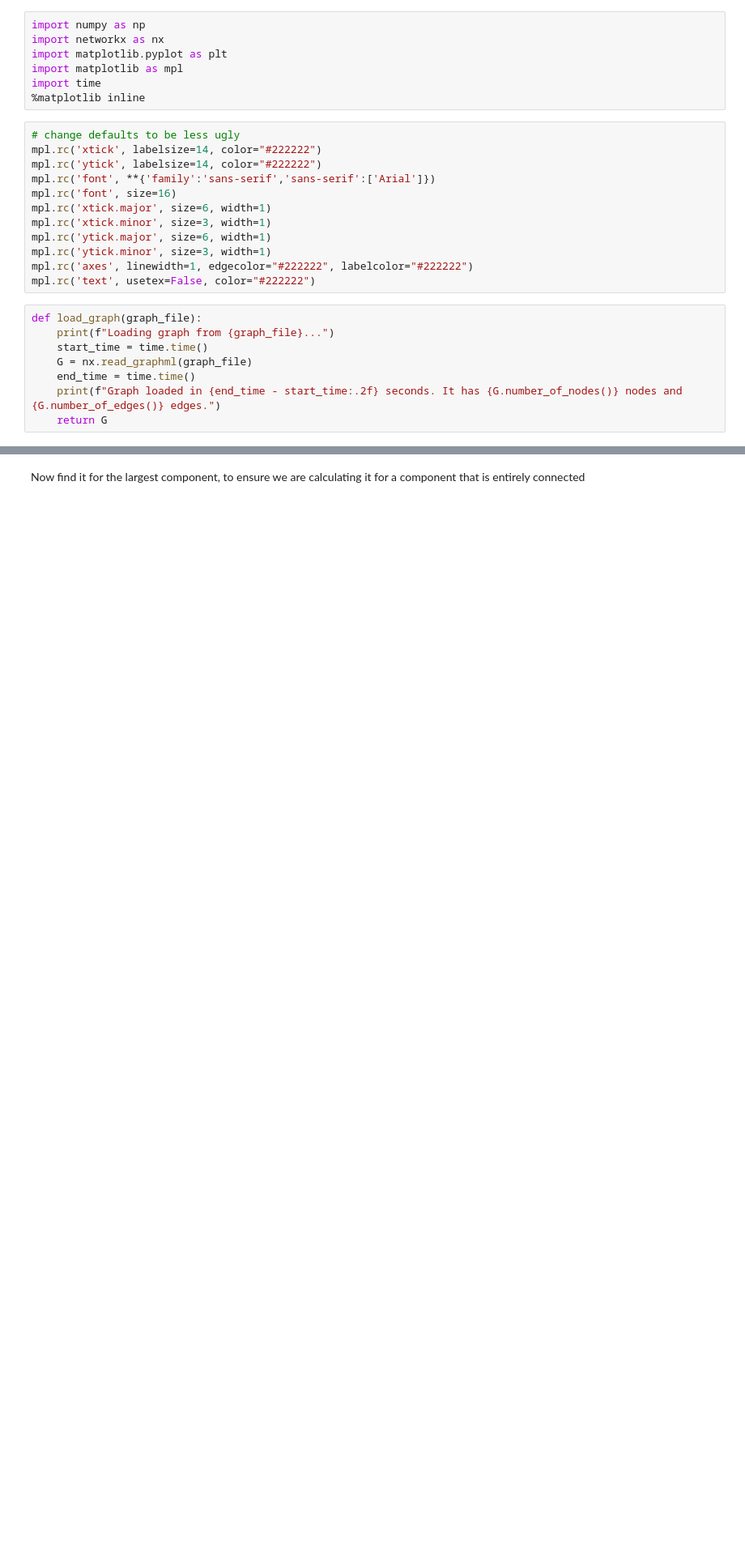
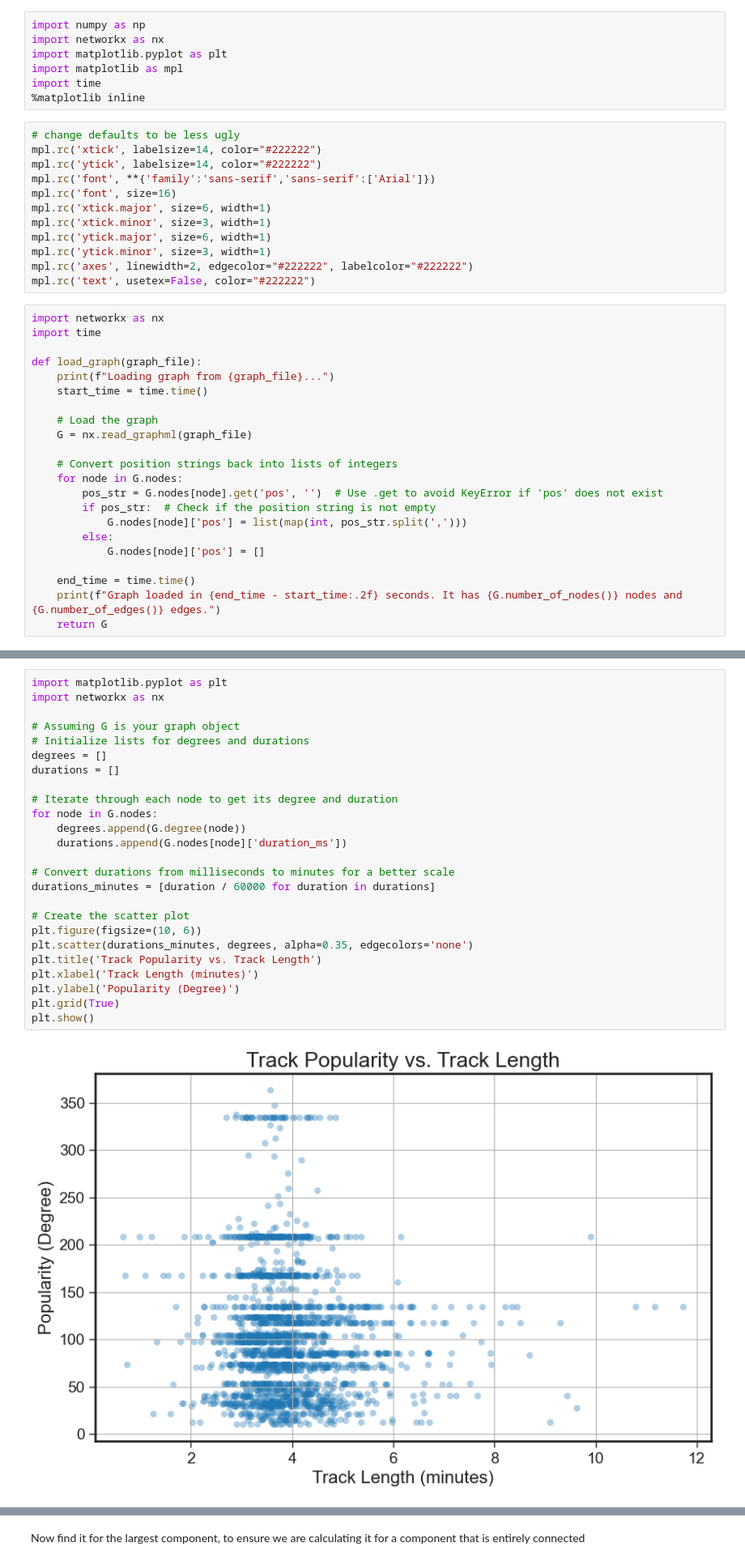
Before and after one commit to KyoKii02/CPSC572-Project, a Jupyter notebook: graph_stats.ipynb, the cells around one changed output, grey strips where cells are left out. Shown: that part at 81% size. Saved outputs shown, nothing was run; the diff lists cells and outputs as text; blank space fills up the shorter version.

```diff
--- a/graph_stats.ipynb
+++ b/graph_stats.ipynb
@@ -15,13 +15,27 @@ mpl.rc('xtick.major', size=6, width=1)
 mpl.rc('xtick.minor', size=3, width=1)
 mpl.rc('ytick.major', size=6, width=1)
 mpl.rc('ytick.minor', size=3, width=1)
-mpl.rc('axes', linewidth=1, edgecolor="#222222", labelcolor="#222222")
+mpl.rc('axes', linewidth=2, edgecolor="#222222", labelcolor="#222222")
 mpl.rc('text', usetex=False, color="#222222")
 # %%
+import networkx as nx
+import time
+
 def load_graph(graph_file):
     print(f"Loading graph from {graph_file}...")
     start_time = time.time()
+
+    # Load the graph
     G = nx.read_graphml(graph_file)
+
+    # Convert position strings back into lists of integers
+    for node in G.nodes:
+        pos_str = G.nodes[node].get('pos', '')  # Use .get to avoid KeyError if 'pos' does not exist
+        if pos_str:  # Check if the position string is not empty
+            G.nodes[node]['pos'] = list(map(int, pos_str.split(',')))
+        else:
+            G.nodes[node]['pos'] = []
+
     end_time = time.time()
     print(f"Graph loaded in {end_time - start_time:.2f} seconds. It has {G.number_of_nodes()} nodes and {G.number_of_edges()} edges.")
     return G
@@ -32,0 +47,27 @@ Graph loaded in 2.25 seconds. It has 2114 nodes and 108718 edges.
+# %%
+import matplotlib.pyplot as plt
+import networkx as nx
+
+# Assuming G is your graph object
+# Initialize lists for degrees and durations
+degrees = []
+durations = []
+
+# Iterate through each node to get its degree and duration
+for node in G.nodes:
+    degrees.append(G.degree(node))
+    durations.append(G.nodes[node]['duration_ms'])
+
+# Convert durations from milliseconds to minutes for a better scale
+durations_minutes = [duration / 60000 for duration in durations]
+
+# Create the scatter plot
+plt.figure(figsize=(10, 6))
+plt.scatter(durations_minutes, degrees, alpha=0.35, edgecolors='none')
+plt.title('Track Popularity vs. Track Length')
+plt.xlabel('Track Length (minutes)')
+plt.ylabel('Popularity (Degree)')
+plt.grid(True)
+plt.show()
+# %% [output]
+[figure, added]
```
Also changed, not shown: parts of 13 cells of this notebook, 1 other file.
